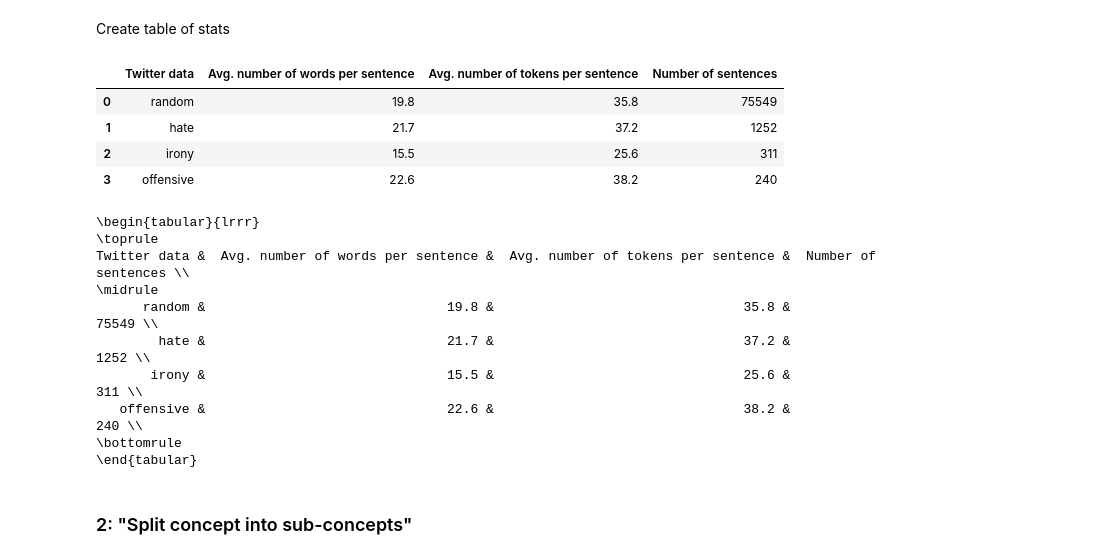
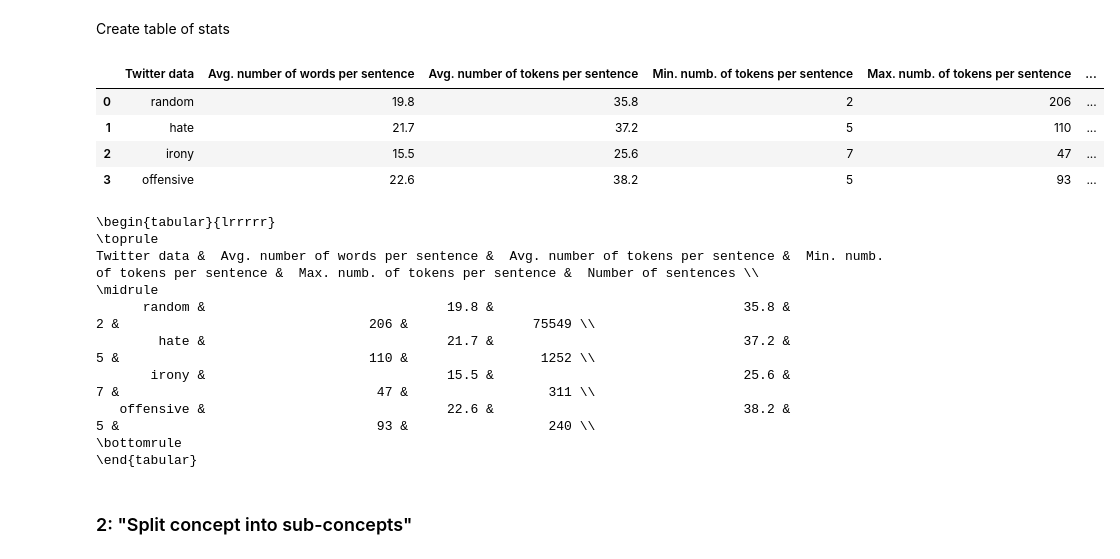
Before and after one commit to gaunby/master_project, a Jupyter notebook: notebooks/data_description.ipynb, the cells around one changed output. Drawn from its saved outputs; the diff is of its cells as text; code cells hidden in the pictures.

Commit message:
data_description

```diff
--- a/notebooks/data_description.ipynb
+++ b/notebooks/data_description.ipynb
@@ -291,30 +291,34 @@ Create table of stats
 list_dataset = ['random', 'hate', 'irony', 'offensive']
 list_mean_words = [round(np.mean(df_random['words in sentences']),1), round(np.mean(df_hate['words in sentences']),1), round(np.mean(df_irony['words in sentences']),1), round(np.mean(df_offensive['words in sentences']),1)]
 list_mean_tokens = [round(np.mean(tokens_random),1), round(np.mean(tokens_hate),1), round(np.mean(tokens_irony),1), round(np.mean(tokens_offensive),1)]
+list_min_tokens = [round(np.min(tokens_random),1), round(np.min(tokens_hate),1), round(np.min(tokens_irony),1), round(np.min(tokens_offensive),1)]
+list_max_tokens = [round(np.max(tokens_random),1), round(np.max(tokens_hate),1), round(np.max(tokens_irony),1), round(np.max(tokens_offensive),1)]
 list_sentences = [len(df_random), len(df_hate), len(df_irony), len(df_offensive)]
 # %%
 tweet_stats = pd.DataFrame({'Twitter data': list_dataset,
                             'Avg. number of words per sentence': list_mean_words,
                             'Avg. number of tokens per sentence': list_mean_tokens,
+                            'Min. numb. of tokens per sentence': list_min_tokens,
+                            'Max. numb. of tokens per sentence': list_max_tokens,
                             'Number of sentences': list_sentences})
 tweet_stats
 # %% [output]
-|  | Twitter data | Avg. number of words per sentence | Avg. number of tokens per sentence | Number of sentences |
-| 0 | random | 19.8 | 35.8 | 75549 |
-| 1 | hate | 21.7 | 37.2 | 1252 |
-| 2 | irony | 15.5 | 25.6 | 311 |
-| 3 | offensive | 22.6 | 38.2 | 240 |
+|  | Twitter data | Avg. number of words per sentence | Avg. number of tokens per sentence | Min. numb. of tokens per sentence | Max. numb. of tokens per sentence | ... |
+| 0 | random | 19.8 | 35.8 | 2 | 206 | ... |
+| 1 | hate | 21.7 | 37.2 | 5 | 110 | ... |
+| 2 | irony | 15.5 | 25.6 | 7 | 47 | ... |
+| 3 | offensive | 22.6 | 38.2 | 5 | 93 | ... |
 # %%
 print(tweet_stats.to_latex(index=False))
 # %% [output]
-\begin{tabular}{lrrr}
+\begin{tabular}{lrrrrr}
 \toprule
-Twitter data &  Avg. number of words per sentence &  Avg. number of tokens per sentence &  Number of sentences \\
+Twitter data &  Avg. number of words per sentence &  Avg. number of tokens per sentence &  Min. numb. of tokens per sentence &  Max. numb. of tokens per sentence &  Number of sentences \\
 \midrule
-      random &                               19.8 &                                35.8 &                75549 \\
-        hate &                               21.7 &                                37.2 &                 1252 \\
-       irony &                               15.5 &                                25.6 &                  311 \\
-   offensive &                               22.6 &                                38.2 &                  240 \\
+      random &                               19.8 &                                35.8 &                                  2 &                                206 &                75549 \\
+        hate &                               21.7 &                                37.2 &                                  5 &                                110 &                 1252 \\
+       irony &                               15.5 &                                25.6 &                                  7 &                                 47 &                  311 \\
+   offensive &                               22.6 &                                38.2 &                                  5 &                                 93 &                  240 \\
 \bottomrule
 \end{tabular}
 # %% [markdown]
```
Also changed, not shown: parts of 24 cells of this notebook, 2 other files.
